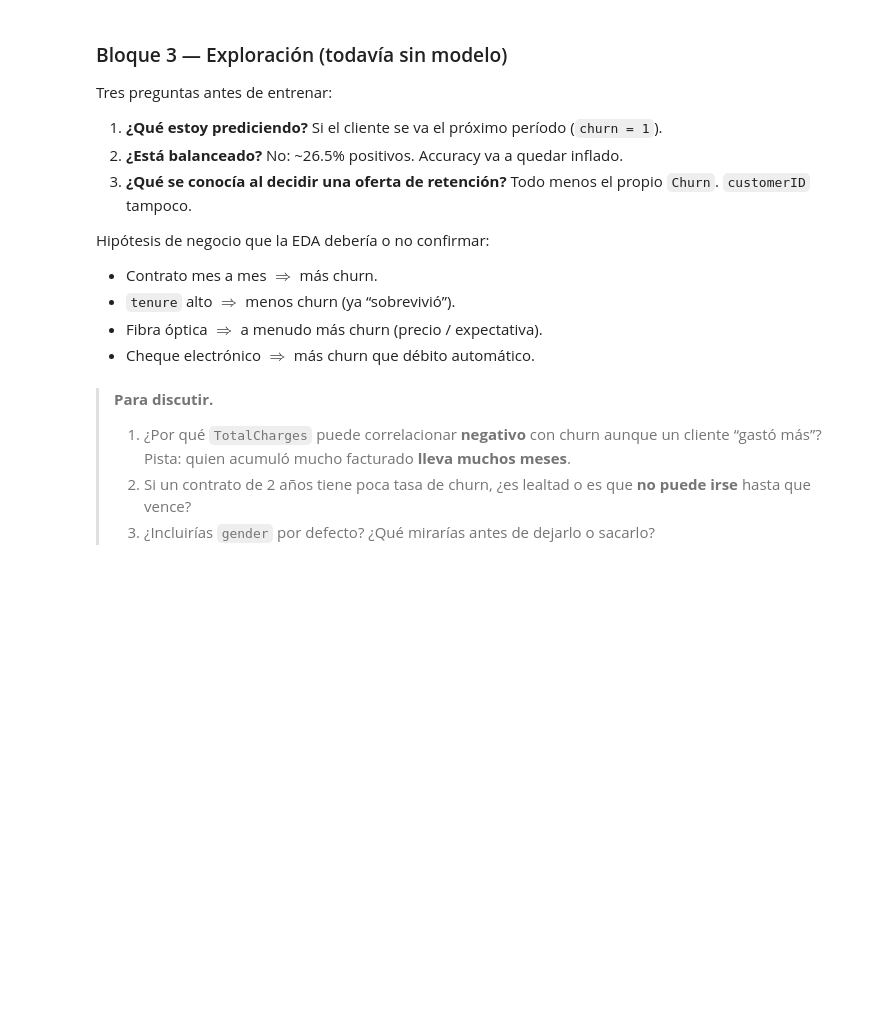
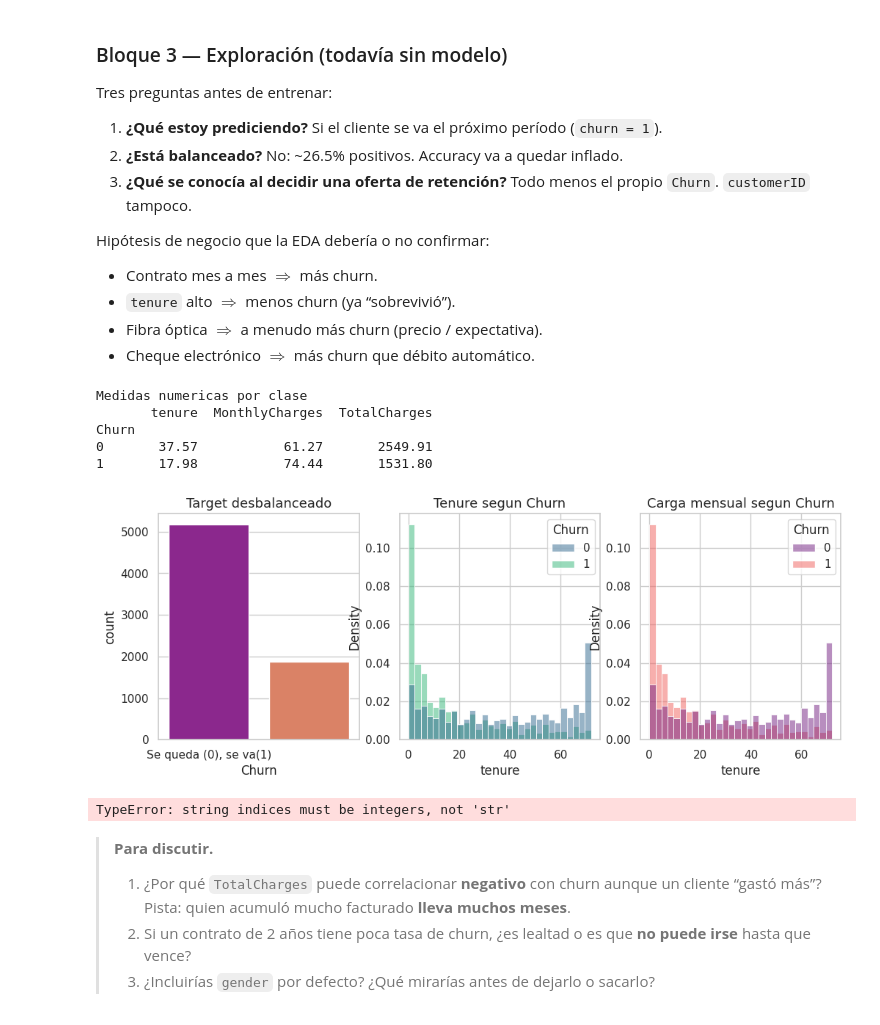
Before and after one commit to Emil-888/Data-Science, a Jupyter notebook: Copia_de_05_regresion_logistica_churn_telco_para_completar.ipynb, the cells around one changed output. Drawn from its saved outputs; the diff is of its cells as text; code cells hidden in the pictures; blank space fills up the shorter version.

```diff
--- a/Copia_de_05_regresion_logistica_churn_telco_para_completar.ipynb
+++ b/Copia_de_05_regresion_logistica_churn_telco_para_completar.ipynb
@@ -405,3 +393,59 @@ Hipótesis de negocio que la EDA debería o no confirmar:
+# %%
+# PASO 5 — Tres graficos, todavia sin modelo
+# Completar en una figura de 1x3:
+# - countplot de churn
+# - histograma de tenure por churn (densidad, common_norm=False)
+# - histograma de MonthlyCharges por churn
+# Despues: media de tenure, MonthlyCharges y TotalCharges por clase.
+fig, axes = plt.subplots(1, 3, figsize=(12,4))
+sns.countplot(data = df, x="Churn", palette='plasma', ax = axes[0])
+axes[0].set_xticklabels(["Se queda (0), se va(1)"])
+axes[0].set_title("Target desbalanceado")
+
+sns.histplot(data = df, x="tenure", hue="Churn", bins=30, stat="density", common_norm=False, palette='viridis', ax = axes[1])
+axes[1].set_title("Tenure segun Churn")
+
+sns.histplot(data = df, x="tenure", hue="Churn", bins=30, stat="density", common_norm=False, palette='magma', ax = axes[2])
+axes[2].set_title("Carga mensual segun Churn")
+
+print("Medidas numericas por clase")
+
+print(df.groupby("Churn")[["tenure", "MonthlyCharges", "TotalCharges"]].mean().round(2))
+# %% [output]
+Medidas numericas por clase
+       tenure  MonthlyCharges  TotalCharges
+Churn
+0       37.57           61.27       2549.91
+1       17.98           74.44       1531.80
+[figure, added]
+# %%
+# PASO 6 — Tasa de churn por categoria
+# Para Contract, InternetService, PaymentMethod, Partner, Dependents y PaperlessBilling:
+# - tabla con n y tasa de churn por nivel
+# - un barh de la tasa por variable (grilla 2x3)
+cast_clave = ['Contrat', 'InternetService', 'PaymentMethod', 'Partener', 'Dependents', 'PaperlessBilling']
+filas = []
+for col in cast_clave:
+  tab = df.groupby(col['Churn'].agg(n='size', tasa_churn='mean').reset_index())
+  tab.insert(0,"variable", col)
+  tab = tab.rename(columns={col:"nivel"})
+  filas.append(tab)
+
+churn_x_cat = pd.concat(filas, ignore_index=True)
+print(churn_x_cat.round(3))
+
+# graficamos
+
+fig, axes = plt.subplots(2, 3, figsize=(12, 7))
+for ax, col in zip(axes.ravel(), cast_clave):
+  tasas = df.groupby(col['churn'].mean().sort_values())
+  tasas.plot(kind='brat', ax = ax, color='red')
+  ax.set_xlabel("P(churn)")
+  ax.set_xlim(0, 0.5)
+  plt.tight_layout()
+  plt.show()
+# %% [output]
+TypeError: string indices must be integers, not 'str'
 # %%
 # PASO 7 — Numericas y correlacion
 # Completar:
```
Also changed, not shown: parts of 4 cells of this notebook.
